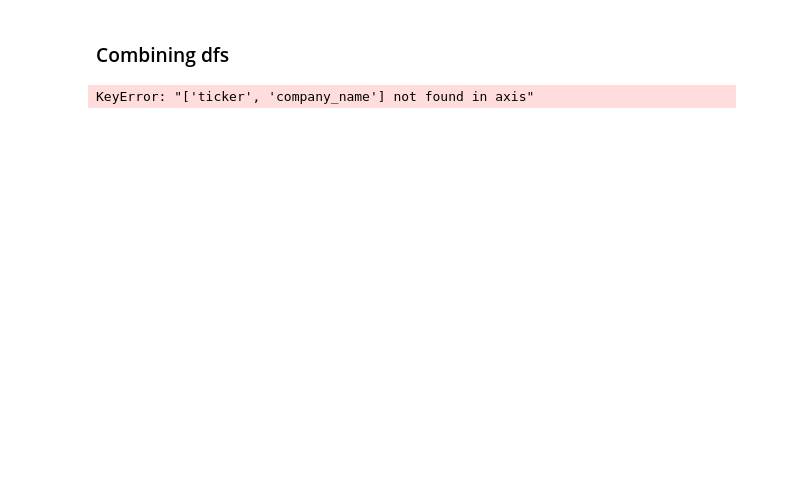
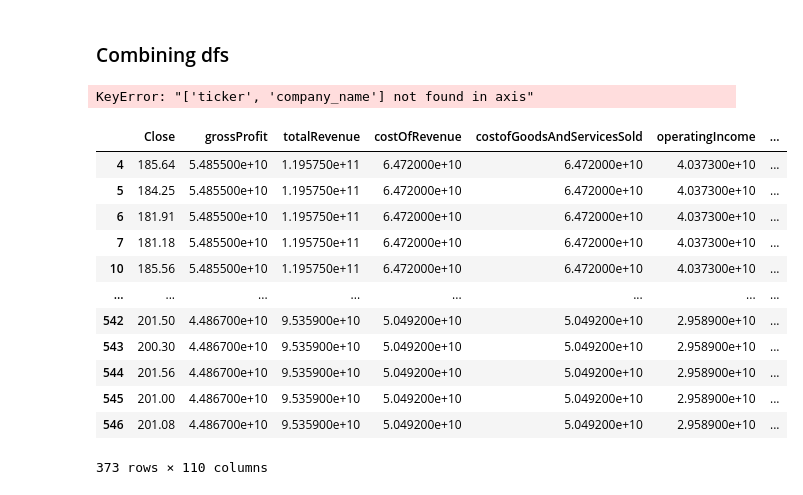
Before and after one commit to natalieyuenys/Stock-Analysis, a Jupyter notebook: Stock Return Prediction/Prediction_Price_Return.ipynb, the cells around one changed output. Drawn from its saved outputs; the diff is of its cells as text; code cells hidden in the pictures; blank space fills up the shorter version.

```diff
--- a/Stock Return Prediction/Prediction_Price_Return.ipynb
+++ b/Stock Return Prediction/Prediction_Price_Return.ipynb
@@ -128,3 +161,5 @@ technical_data = technical_data.drop(columns=['ticker','company_name'])
 KeyError: "['ticker', 'company_name'] not found in axis"
 # %%
 df = df.merge(technical_data, left_on='all_date', right_on='date', how='left')
+# %%
+df = df.merge(competitors_data, left_on='all_date', right_on='Date', how='left')
@@ -137,3 +178,19 @@ df = df.drop(columns=['all_date','Date','fiscalDateEnding','date_x','date_y'])
+# %%
+df
+# %% [output]
+|  | Close | grossProfit | totalRevenue | costOfRevenue | costofGoodsAndServicesSold | operatingIncome | ... |
+| 4 | 185.64 | 5.485500e+10 | 1.195750e+11 | 6.472000e+10 | 6.472000e+10 | 4.037300e+10 | ... |
+| 5 | 184.25 | 5.485500e+10 | 1.195750e+11 | 6.472000e+10 | 6.472000e+10 | 4.037300e+10 | ... |
+| 6 | 181.91 | 5.485500e+10 | 1.195750e+11 | 6.472000e+10 | 6.472000e+10 | 4.037300e+10 | ... |
+| 7 | 181.18 | 5.485500e+10 | 1.195750e+11 | 6.472000e+10 | 6.472000e+10 | 4.037300e+10 | ... |
+| 10 | 185.56 | 5.485500e+10 | 1.195750e+11 | 6.472000e+10 | 6.472000e+10 | 4.037300e+10 | ... |
+| ... | ... | ... | ... | ... | ... | ... | ... |
+| 542 | 201.50 | 4.486700e+10 | 9.535900e+10 | 5.049200e+10 | 5.049200e+10 | 2.958900e+10 | ... |
+| 543 | 200.30 | 4.486700e+10 | 9.535900e+10 | 5.049200e+10 | 5.049200e+10 | 2.958900e+10 | ... |
+| 544 | 201.56 | 4.486700e+10 | 9.535900e+10 | 5.049200e+10 | 5.049200e+10 | 2.958900e+10 | ... |
+| 545 | 201.00 | 4.486700e+10 | 9.535900e+10 | 5.049200e+10 | 5.049200e+10 | 2.958900e+10 | ... |
+| 546 | 201.08 | 4.486700e+10 | 9.535900e+10 | 5.049200e+10 | 5.049200e+10 | 2.958900e+10 | ... |
+373 rows × 110 columns
 # %%
 df['Return'] = df['Close'].pct_change().fillna(0)
 # %%
```
Also changed, not shown: parts of 23 cells of this notebook.
